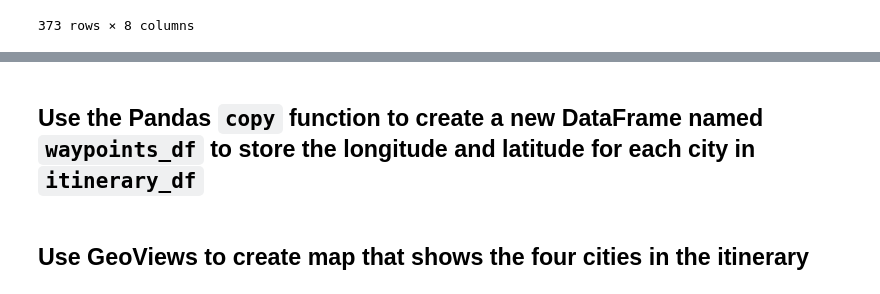
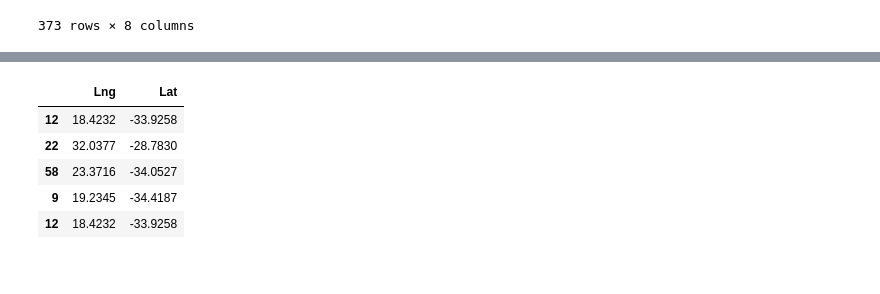
Before and after one commit to PrincipalUncertainty/World_Weather_Analysis, a Jupyter notebook: Vacation_Itinerary/Vacation_Itinerary.ipynb, the cells around one changed output, grey strips where cells are left out. Saved outputs shown, nothing was run; the diff lists cells and outputs as text; code cells hidden in the pictures.

```diff
--- a/Vacation_Itinerary/Vacation_Itinerary.ipynb
+++ b/Vacation_Itinerary/Vacation_Itinerary.ipynb
@@ -131,10 +81,13 @@ itinerary_df = # YOUR CODE HERE
-# %% [markdown]
-## Use the Pandas `copy` function to create a new DataFrame named `waypoints_df` to store the longitude and latitude for each city in `itinerary_df`
 # %%
 # Create a Pandas DataFrame to store the latitude and longitude for each city in the itineray
-waypoints_df = # YOUR CODE HERE
+waypoints_df = itinerary_df[["Lng", "Lat"]].copy()
 
 # Display sample data
-# YOUR CODE HERE
+waypoints_df
+# %% [output]
+|  | Lng | Lat |
+| 12 | 18.4232 | -33.9258 |
+| 22 | 32.0377 | -28.7830 |
+| 58 | 23.3716 | -34.0527 |
+| 9 | 19.2345 | -34.4187 |
+| 12 | 18.4232 | -33.9258 |
-# %% [markdown]
-## Use GeoViews to create map that shows the four cities in the itinerary
```
Also changed, not shown: parts of 28 cells of this notebook.
